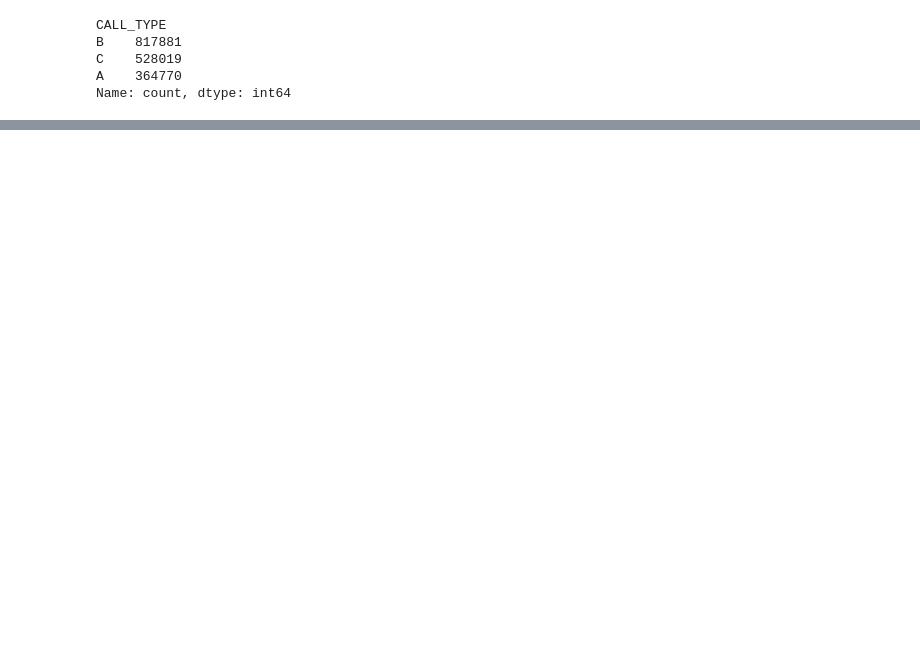
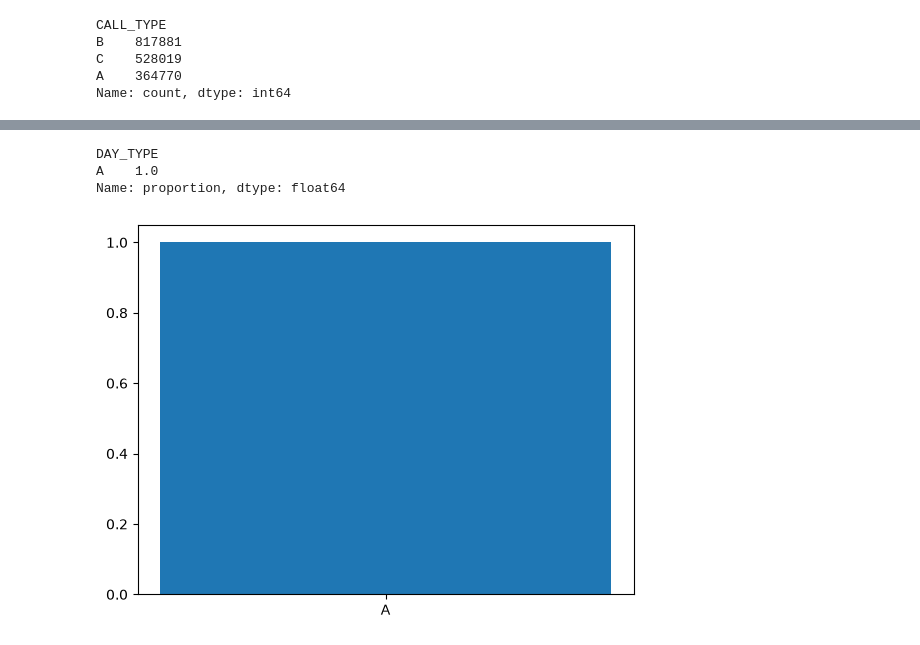
Before and after one commit to tahir1611/sdd-assingment2, a Jupyter notebook: eda.ipynb, the cells around one changed output, grey strips where cells are left out. Saved outputs shown, nothing was run; the diff lists cells and outputs as text; code cells hidden in the pictures; blank space fills up the shorter version.

```diff
--- a/eda.ipynb
+++ b/eda.ipynb
@@ -70,0 +157,9 @@ Name: count, dtype: int64
+# %%
+plt.bar(df["DAY_TYPE"].value_counts().index, df["DAY_TYPE"].value_counts(normalize=True))
+
+print(df["DAY_TYPE"].value_counts(normalize=True))
+# %% [output]
+DAY_TYPE
+A    1.0
+Name: proportion, dtype: float64
+[figure, added]
```
Also changed, not shown: parts of 14 cells of this notebook, 1 other file.
